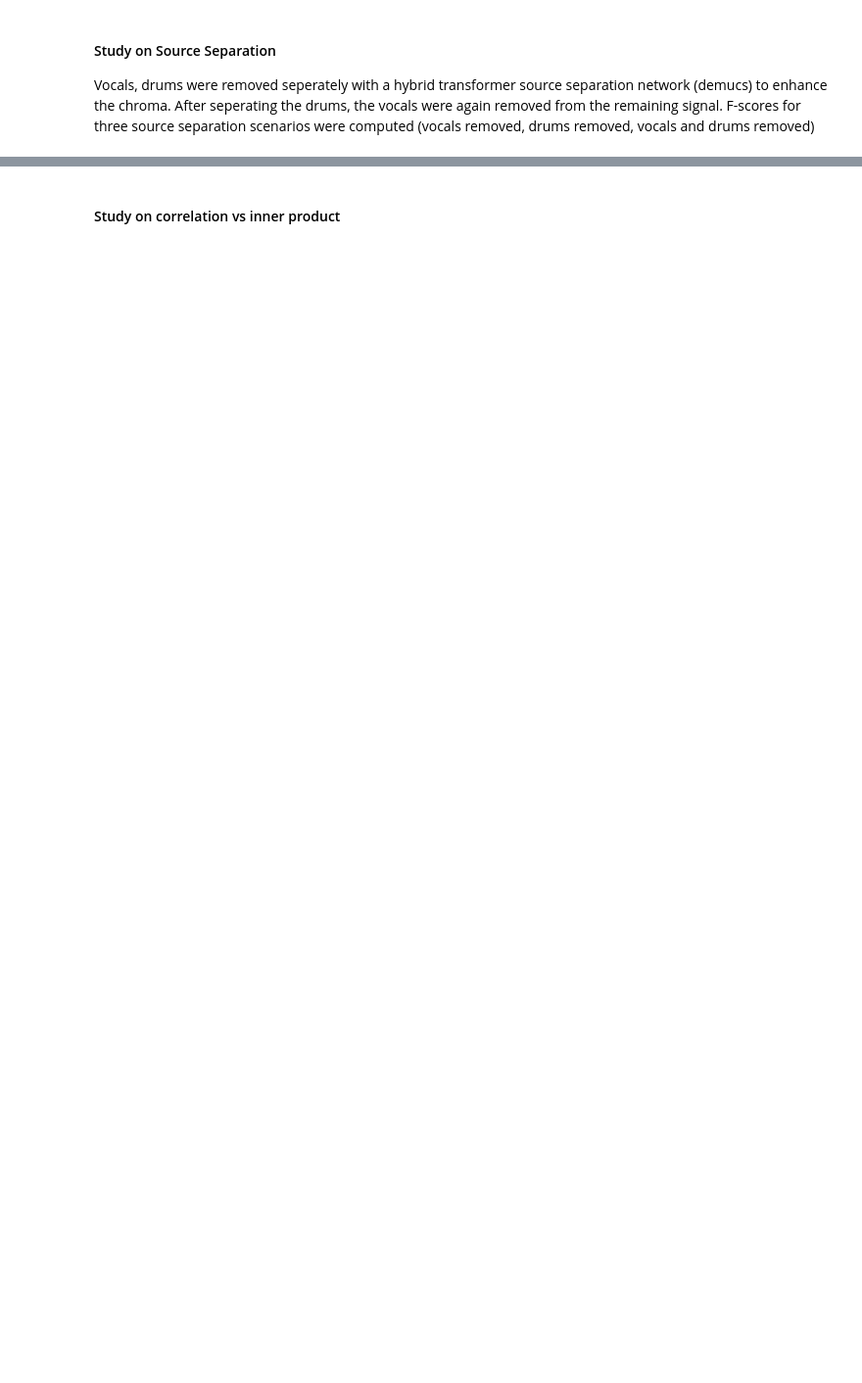
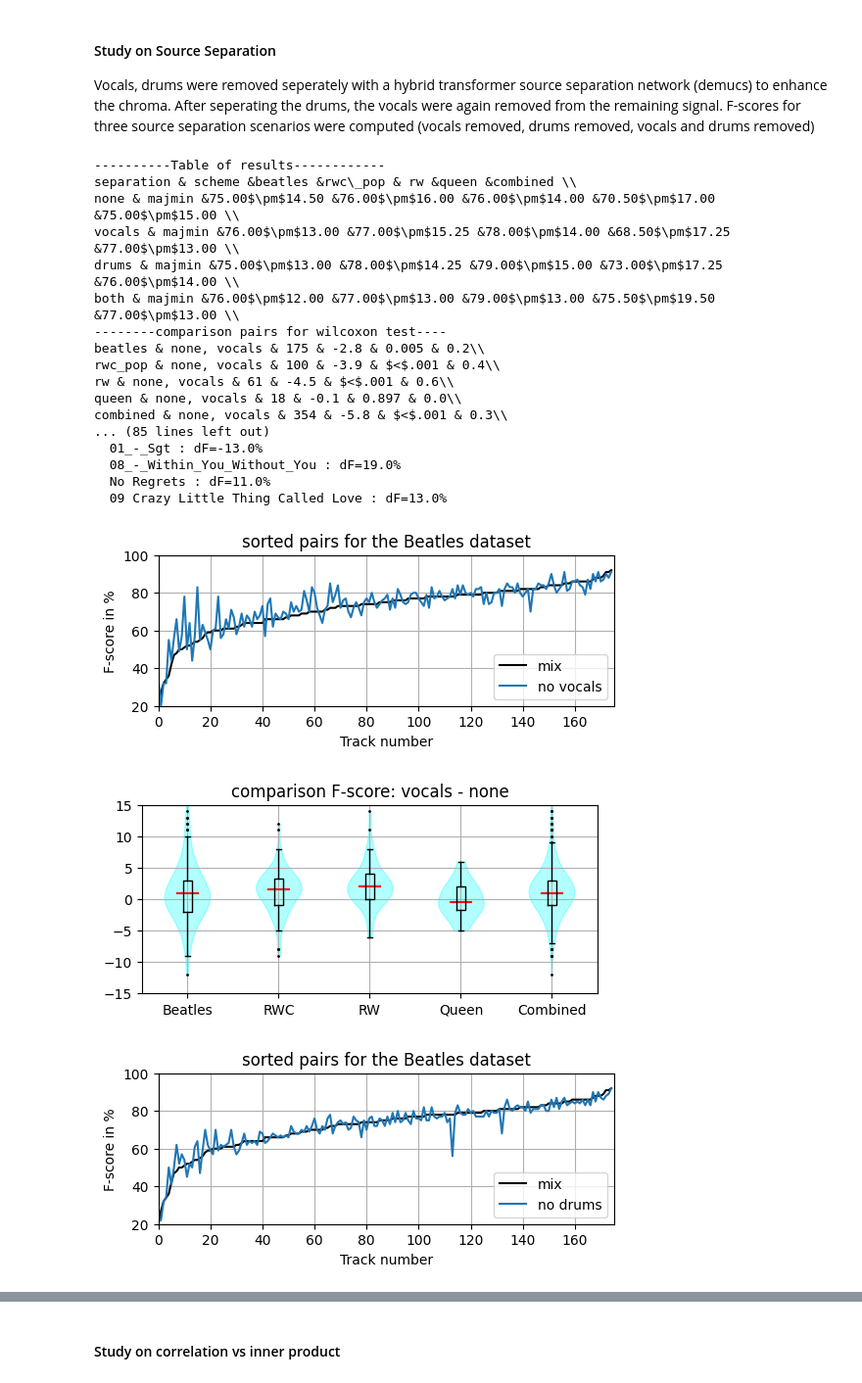
Before and after one commit to Maushax-jpg/chord-recognition, a Jupyter notebook: acr_evaluation.ipynb, the cells around one changed output, grey strips where cells are left out. Shown: that part at 98% size. Saved outputs shown, nothing was run; the diff lists cells and outputs as text; code cells hidden in the pictures; blank space fills up the shorter version.

```diff
--- a/acr_evaluation.ipynb
+++ b/acr_evaluation.ipynb
@@ -327,7 +378,7 @@ print("--------comparison pairs for wilcoxon test----")
 outliers = {"vocals":[],"drums":[],"both":[]}
 track_list = data["none"][1]
 row = "Comparison Pair"
-for sep_a,sep_b in zip(["none","none","drums"],["vocals","drums","both"]):
+for sep_a,sep_b in zip(["none","none","none","drums"],["vocals","drums","both","both"]):
     deltas = []
     for dset in ["beatles","rwc_pop","rw","queen","combined"]:
         delta = [y-x for x,y in zip(data[sep_a][0][dset],data[sep_b][0][dset])]
@@ -339,35 +390,60 @@ for sep_a,sep_b in zip(["none","none","drums"],["vocals","drums","both"]):
                     outliers[sep_b].append((name,dF))
         deltas.append(delta)
 
     # plot sorted results
-    sorted_dset = "rw"
+    sorted_dset = "beatles"
     index = np.argsort(data[sep_a][0][sorted_dset])
     fig,ax = plt.subplots(figsize=(6,2))
     ax.plot(np.array(data[sep_a][0][sorted_dset])[index],'k')
     ax.plot(np.array(data[sep_b][0][sorted_dset])[index])
     ax.grid()
     ax.set_ylabel("F-score in %")
     ax.set_xlim(0,len(data[sep_b][0][sorted_dset]))
     ax.set_xlabel("Track number")
     ax.set_ylim(20,100)
+    ax.set_title("sorted pairs for the Beatles dataset")
     if sep_b == "both":
         text_b = "no drums,vocals"
     else:
         text_b = f"no {sep_b}"
     if sep_a == "drums":
         text_a = f"no drums"
     else:
         text_a = "mix"
     ax.legend([text_a,text_b],loc='lower right')
-    fig.savefig(f"../latex/figures/separation_sorted_{sep_a}_{sep_b}_{sorted_dset}.png")
+    # fig.savefig(f"../latex/figures/separation_sorted_{sep_a}_{sep_b}_{sorted_dset}.png")
 
-    # fig,ax = plt.subplots(figsize=(6,2.5))
-    # utils.create_violinplot(ax,deltas,["Beatles","RWC","RW","Queen","Combined"])
-    # fig.savefig(f"../latex/figures/separation_{sep_b}_delta_majmin.png")
+    fig,ax = plt.subplots(figsize=(6,2.5))
+    utils.create_violinplot(ax,deltas,["Beatles","RWC","RW","Queen","Combined"])
+    ax.set_ylim(-15,15)
+    #fig.savefig(f"../latex/figures/separation_{sep_b}_delta_majmin.png")
+    ax.set_title(f"comparison F-score: {sep_b} - {sep_a}")
+    fig.savefig(f"../Präsentation/figures/separation_{sep_b}_{sep_a}_delta_majmin.png")
 
 # print outliers
 print("-----Outliers----")
 for sep in ["vocals","drums","both"]:
     print(sep)
     for (name,dF) in outliers[sep]:
         print(f"  {name} : dF={dF:0.1f}%")
+# %% [output]
+----------Table of results------------
+separation & scheme &beatles &rwc\_pop & rw &queen &combined \\
+none & majmin &75.00$\pm$14.50 &76.00$\pm$16.00 &76.00$\pm$14.00 &70.50$\pm$17.00 &75.00$\pm$15.00 \\
+vocals & majmin &76.00$\pm$13.00 &77.00$\pm$15.25 &78.00$\pm$14.00 &68.50$\pm$17.25 &77.00$\pm$13.00 \\
+drums & majmin &75.00$\pm$13.00 &78.00$\pm$14.25 &79.00$\pm$15.00 &73.00$\pm$17.25 &76.00$\pm$14.00 \\
+both & majmin &76.00$\pm$12.00 &77.00$\pm$13.00 &79.00$\pm$13.00 &75.50$\pm$19.50 &77.00$\pm$13.00 \\
+--------comparison pairs for wilcoxon test----
+beatles & none, vocals & 175 & -2.8 & 0.005 & 0.2\\
+rwc_pop & none, vocals & 100 & -3.9 & $<$.001 & 0.4\\
+rw & none, vocals & 61 & -4.5 & $<$.001 & 0.6\\
+queen & none, vocals & 18 & -0.1 & 0.897 & 0.0\\
+combined & none, vocals & 354 & -5.8 & $<$.001 & 0.3\\
+... (85 lines left out)
+  01_-_Sgt : dF=-13.0%
+  08_-_Within_You_Without_You : dF=19.0%
+  No Regrets : dF=11.0%
+  09 Crazy Little Thing Called Love : dF=13.0%
+[figure, added]
+[figure, added]
+[figure, added]
```
Also changed, not shown: parts of 8 cells of this notebook, 2 other files.
